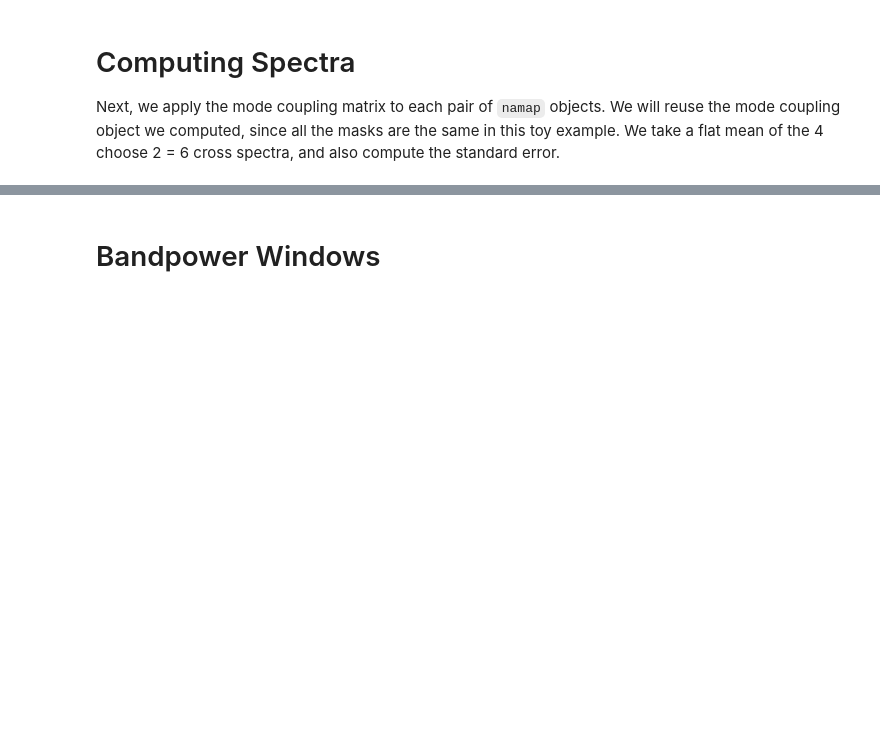
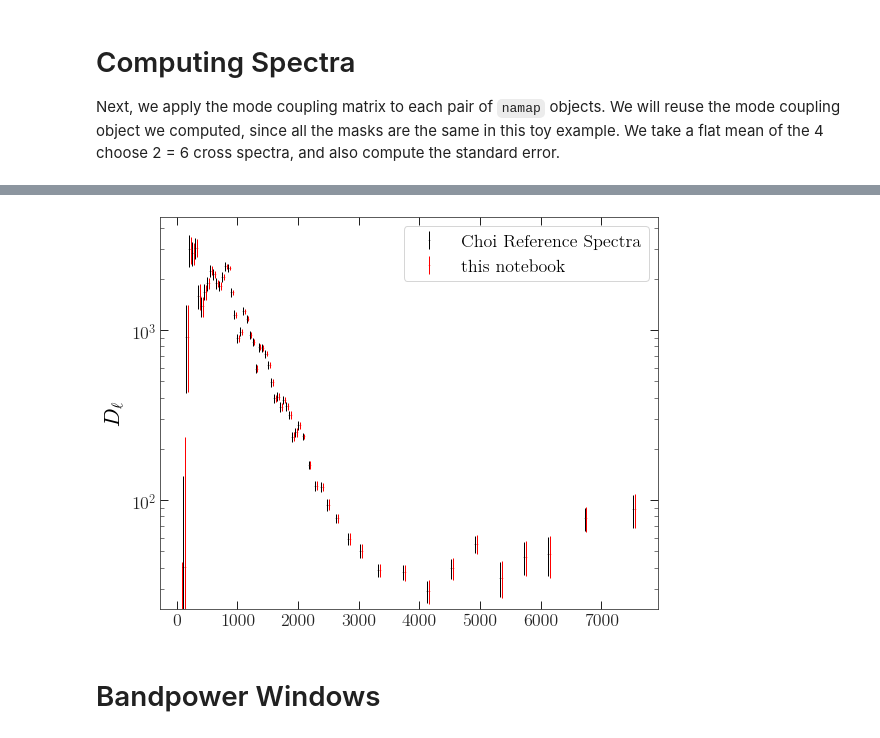
Before and after one commit to xzackli/nawrapper, a Jupyter notebook: notebooks/Reproduce Steve.ipynb, the cells around one changed output, grey strips where cells are left out. Cells and saved outputs as stored; diff of their text form; code cells hidden in the pictures; blank space fills up the shorter version.

```diff
--- a/notebooks/Reproduce Steve.ipynb
+++ b/notebooks/Reproduce Steve.ipynb
@@ -157,0 +170,8 @@ plt.tight_layout()
+# %%
+cross_cov = nw.compute_covmat(
+    namap_list[0], namap_list[1], bins,
+    mc_11=mc, mc_12=mc, mc_22=mc)
+# %%
+auto_cov = nw.compute_covmat(
+    namap_list[0], namap_list[0], bins,
+    mc_11=mc, mc_12=mc, mc_22=mc)
@@ -158,3 +180,36 @@ plt.tight_layout()
+# %%
+from scipy.special import comb
+
+# compute the number of cross-spectra from number of splits
+n_spec = comb(nsplits, 2)
+
+# weight covmats by autos and crosses to get mean covmat
+cross_weight = n_spec**2 - n_spec
+auto_weight = n_spec
+combined_TT_cov = (
+    cross_cov['TTTT'] * cross_weight / n_spec +
+    auto_cov['TTTT'] * auto_weight / n_spec
+) / (n_spec**2)
+# %%
+fig, ax = plt.subplots(1, 1, figsize=(8,6), sharex=True)
+
+# plot steve spectra
+specfile = f"{data_root}/ps/deep56_s14_pa1_f150_c7v5_car_190220_rect_window0_TT_lmax7925_fsky0.01081284_output.txt"
+choi_ell, choi_dl, choi_delta_dl, _ = np.loadtxt(specfile, unpack=True)[:,2:]
+ax.errorbar( choi_ell, choi_dl, yerr=choi_delta_dl, fmt='k.',
+                 lw=1, ms=3, label="Choi Reference Spectra" )
+# plot our spectra
+lb = mc.lb
+ax.errorbar(lb + 30, mean_Dltt, # we slightly offset to not overlap
+                 fmt='r.',
+                 yerr=np.sqrt(np.diag(combined_TT_cov)) / (lb * (lb+1) / 2 / np.pi),
+                 lw=1, ms=3, label="this notebook")
+ax.set_ylabel(r"$D_{\ell}$")
+ax.legend(frameon=True)
+plt.yscale('log')
+plt.tight_layout()
+# %% [output]
+[figure, added]
 # %%
 ## We can also computed the polarization power spectra, so here we plot them.
 ##
```
Also changed, not shown: parts of 20 cells of this notebook, 3 other files.
